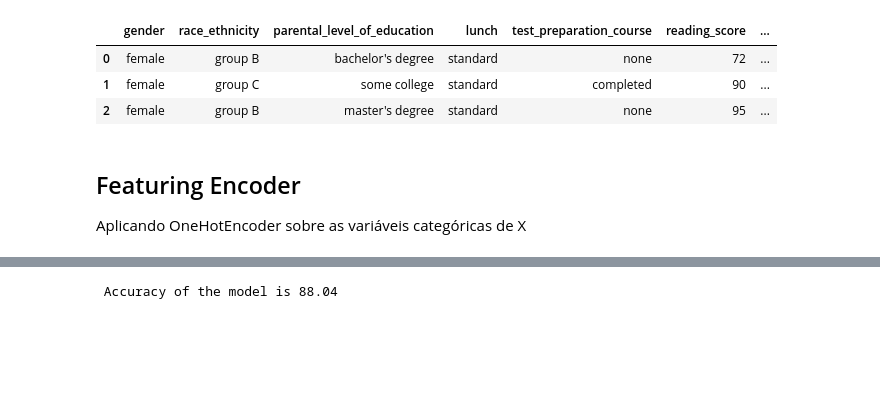
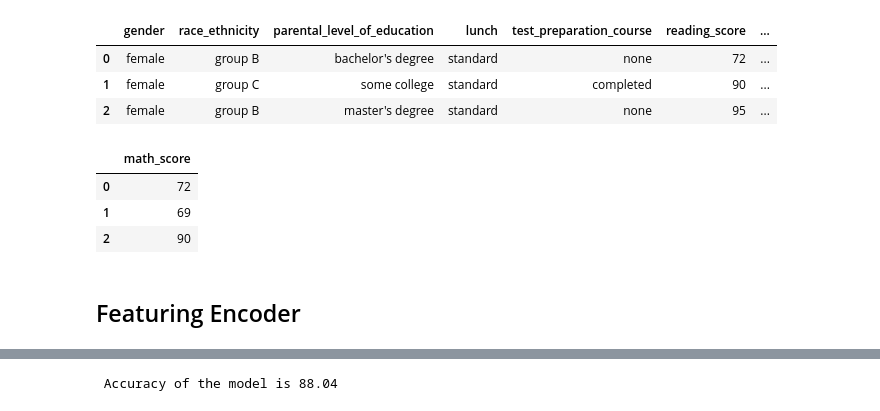
Before and after one commit to math3usvalenca/ml-project, a Jupyter notebook: notebook/MODEL_TRAINING.ipynb, the cells around one changed output, grey strips where cells are left out. Drawn from its saved outputs; the diff is of its cells as text; code cells hidden in the pictures; blank space fills up the shorter version.

```diff
--- a/notebook/MODEL_TRAINING.ipynb
+++ b/notebook/MODEL_TRAINING.ipynb
@@ -38,6 +38,12 @@ X.head(3)
 | 1 | female | group C | some college | standard | completed | 90 | ... |
 | 2 | female | group B | master's degree | standard | none | 95 | ... |
 # %%
-y = df['math_score']
+y = df[['math_score']]
+y.head(3)
+# %% [output]
+|  | math_score |
+| 0 | 72 |
+| 1 | 69 |
+| 2 | 90 |
 # %%
 # guardando as variáveis numéricas de X
@@ -47,7 +53,5 @@ cat_features = X.select_dtypes(include="object")
-# %% [markdown]
-## Featuring Encoder
-
-Aplicando OneHotEncoder sobre as variáveis categóricas de X
+# %% [markdown]
+## Featuring Encoder
 # %%
 from sklearn.preprocessing import OneHotEncoder, StandardScaler
 from sklearn.compose import ColumnTransformer
```
Also changed, not shown: parts of 37 cells of this notebook, 4 other files.
